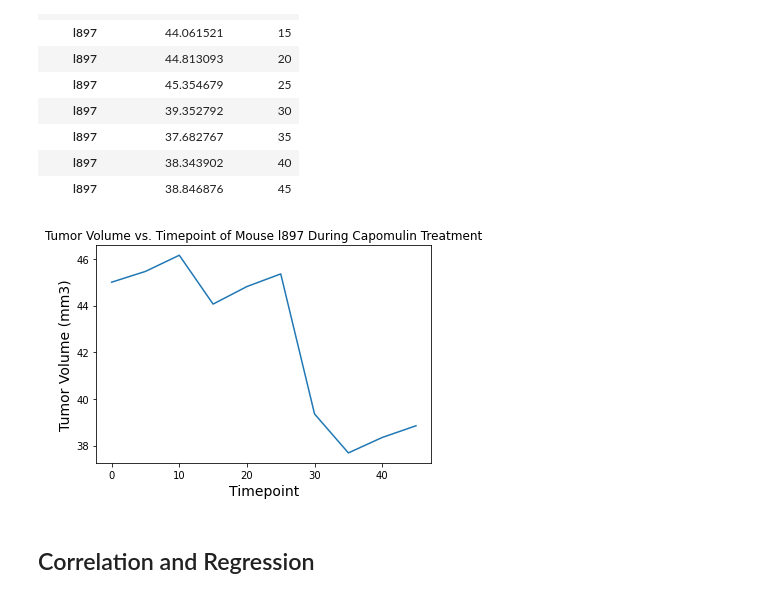
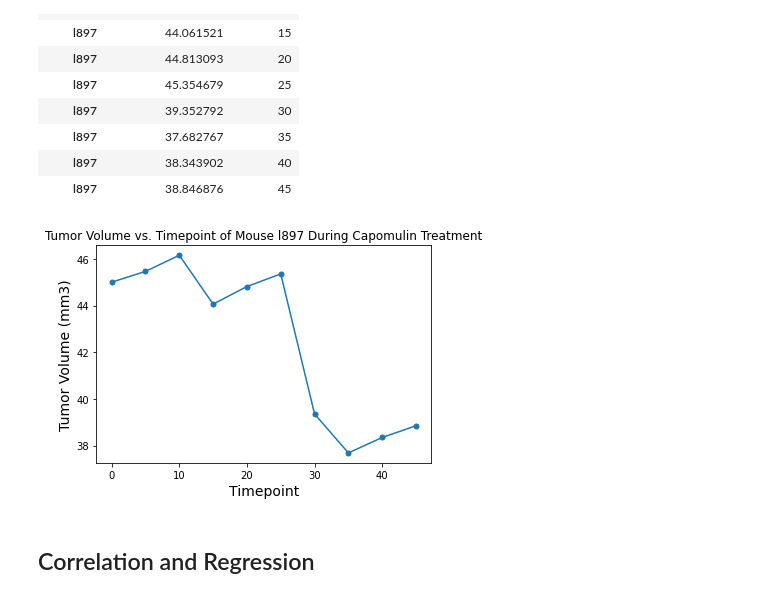
Before and after one commit to AgapeofIcarus/matplotlib-challenge, a Jupyter notebook: Pymaceuticals.ipynb, the cells around one changed output. Cells and saved outputs as stored; diff of their text form; code cells hidden in the pictures.

```diff
--- a/Pymaceuticals.ipynb
+++ b/Pymaceuticals.ipynb
@@ -356,15 +356,15 @@ l897_data.head(120)
 # %%
 # Generate a line plot of tumor volume vs. time point for a mouse treated with Capomulin
 tv = l897_data["Tumor Volume (mm3)"]
 tp = l897_data["Timepoint"]
 
 plt.title("Tumor Volume vs. Timepoint of Mouse l897 During Capomulin Treatment")
 plt.ylabel('Tumor Volume (mm3)',fontsize = 14)
 plt.xlabel('Timepoint',fontsize = 14)
-plt.plot(tp, tv)
+plt.plot(tp, tv, markersize=5,marker="o")
 plt.show()
 # %% [output]
-[figure, old version]
+[figure, new version]
 # %%
 # Generate a scatter plot of average tumor volume vs. mouse weight for the Capomulin regimen
 # %% [markdown]
```
